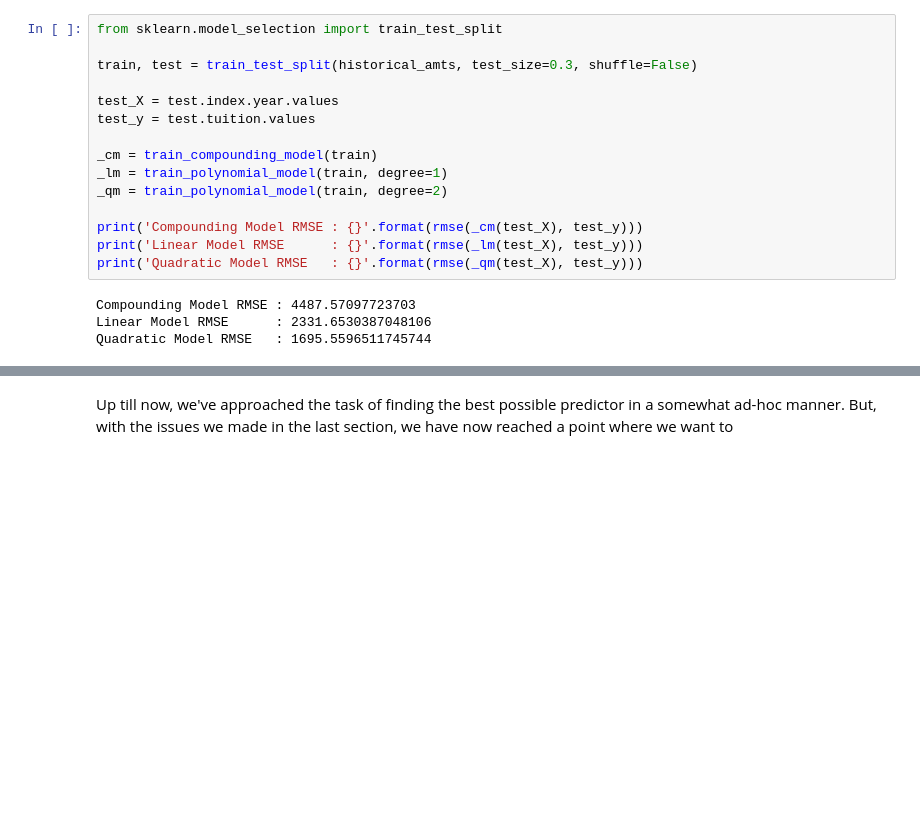
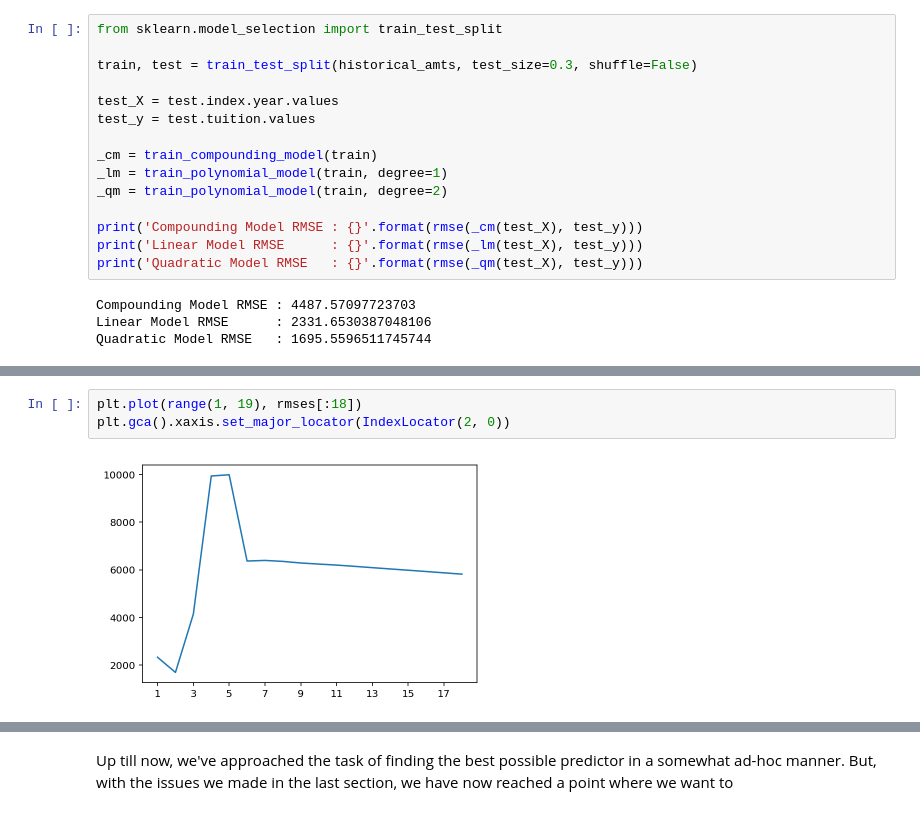
Before and after one commit to croach/data_science_for_daddies, a Jupyter notebook: Data Science for Daddies (and Mommies).ipynb, the cells around one changed output, grey strips where cells are left out. Cells and saved outputs as stored; diff of their text form; blank space fills up the shorter version.

```diff
--- a/Data Science for Daddies (and Mommies).ipynb
+++ b/Data Science for Daddies (and Mommies).ipynb
@@ -605,0 +608,5 @@ Now, we have a much more objective method for evaluating our models, and we can
+# %%
+plt.plot(range(1, 19), rmses[:18])
+plt.gca().xaxis.set_major_locator(IndexLocator(2, 0))
+# %% [output]
+[figure, added]
```
Also changed, not shown: parts of 33 cells of this notebook.
